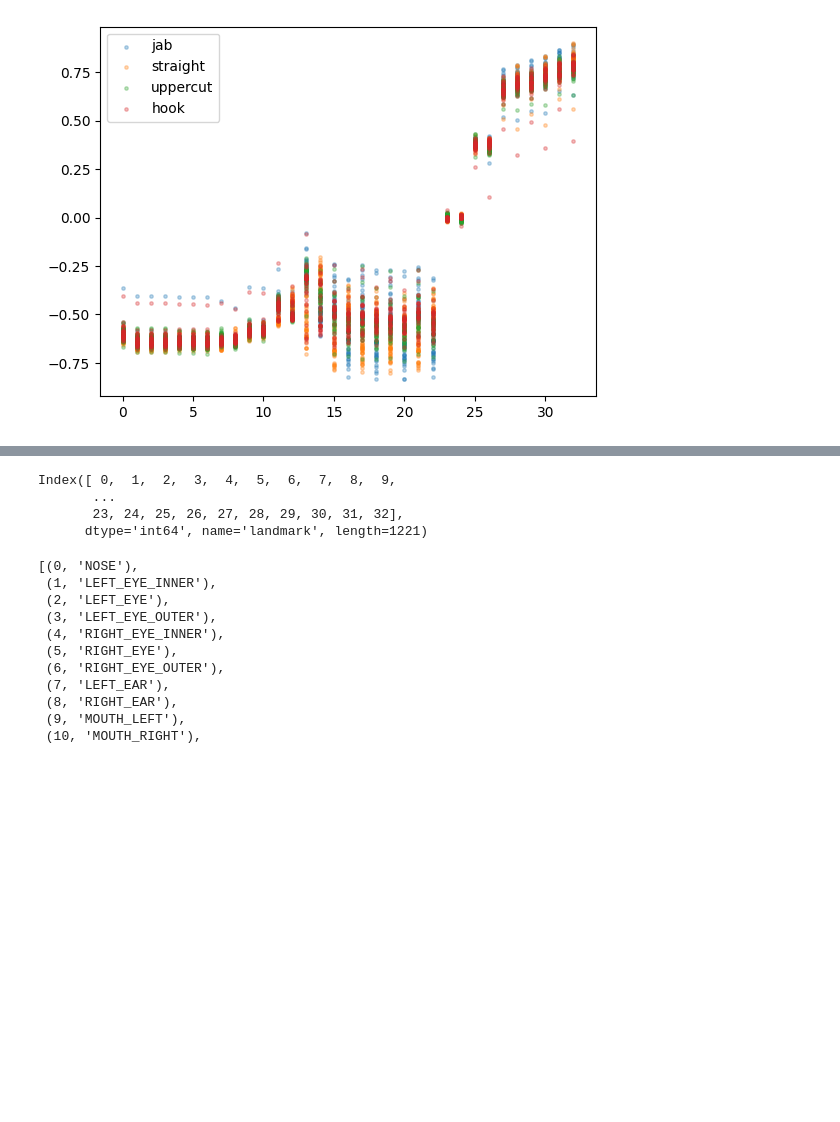
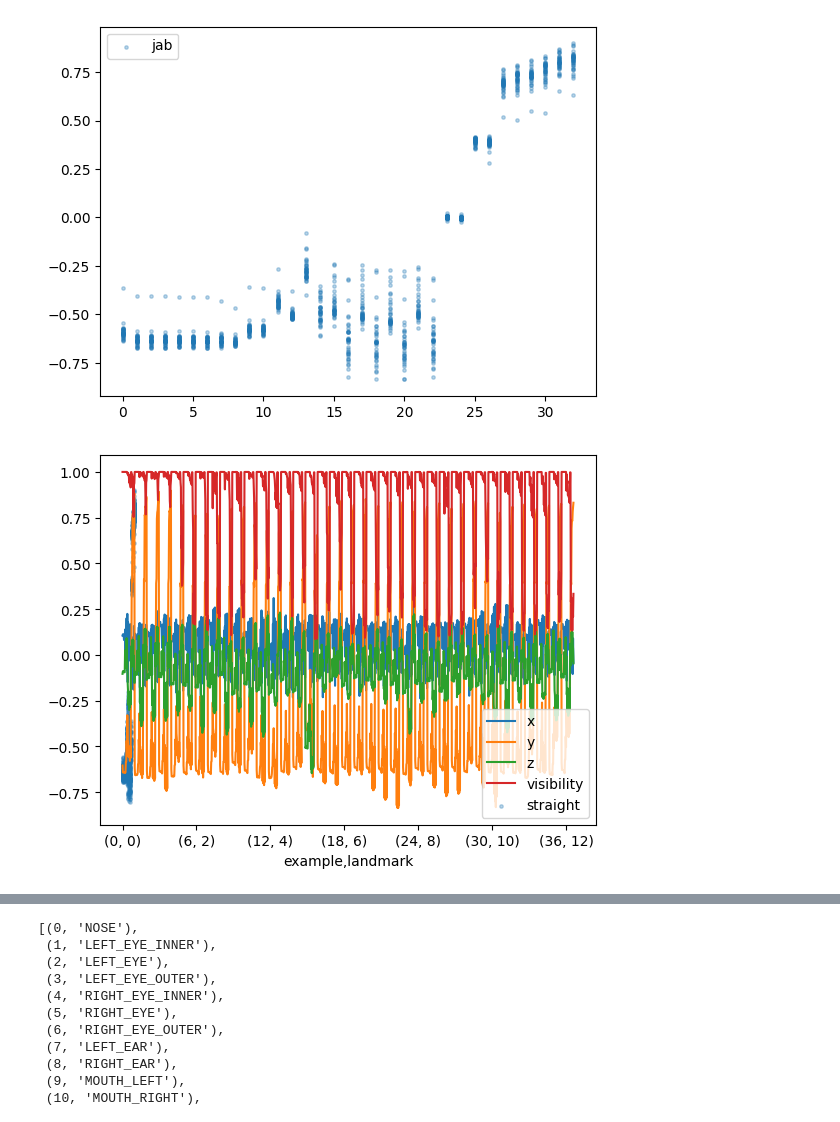
Before and after one commit to sidsurakanti/what-punch, a Jupyter notebook: pipe.ipynb, the cells around one changed output, grey strips where cells are left out. Drawn from its saved outputs; the diff is of its cells as text; code cells hidden in the pictures; blank space fills up the shorter version.

```diff
--- a/pipe.ipynb
+++ b/pipe.ipynb
@@ -58,19 +58,29 @@ def draw_landmarks_on_image(rgb_image, detection_result):
 
   return annotated_image
 # %%
+class FakeLandmark:
+    def __init__(self, x=0.0, y=0.0, z=0.0, visibility=0.0):
+        self.x = x
+        self.y = y
+        self.z = z
+        self.visibility = visibility
+
 def get_landmarks(punch):
     results = []
     folder = Path.cwd() / "assets" / punch
     # folder = Path("assets/test")
 
     for file in sorted(list(folder.glob("*.png"))):
+        # print(folder)
         # img = Image.open(str(file))
         img = load_mp_img(str(file))
         # pprint(type(img).numpy_view.__doc__)
-        # pprint(type(img).__doc__)
+        # # pprint(type(img).__doc__)
+        # print(img)
 
         landmarks = detector.detect(img)
-        marks = landmarks.pose_world_landmarks[0]
+        print(landmarks)
+        marks = landmarks.pose_landmarks[0] if landmarks.pose_landmarks else FakeLandmark()
         results.append(marks)
 
         # pprint(type(marks[1]).__dict__)
@@ -110,7 +140,9 @@ pd.set_option('display.max_rows', None)
 # %%
 for punch, (arr, df) in zip(punches, data):
     # df = df.loc[df.index.get_level_values(1).isin(list(range(13, 23)))]
     plt.scatter([x for x in df.index.get_level_values(1)], df['y'], label=punch, alpha=0.3, s=6)
     plt.legend()
+    df.plot()
 # %% [output]
-[figure, old version]
+[figure, new version]
+[figure, added]
@@ -117,11 +152,5 @@ for punch, (arr, df) in zip(punches, data):
 # %%
 # np.std(data, axis=0)[:, :3]
-df.index.get_level_values(1)
-# %% [output]
-Index([ 0,  1,  2,  3,  4,  5,  6,  7,  8,  9,
-       ...
-       23, 24, 25, 26, 27, 28, 29, 30, 31, 32],
-      dtype='int64', name='landmark', length=1221)
 # %%
 list(enumerate(members))
 # %% [output]
```
Also changed, not shown: parts of 4 cells of this notebook, 11 other files.
